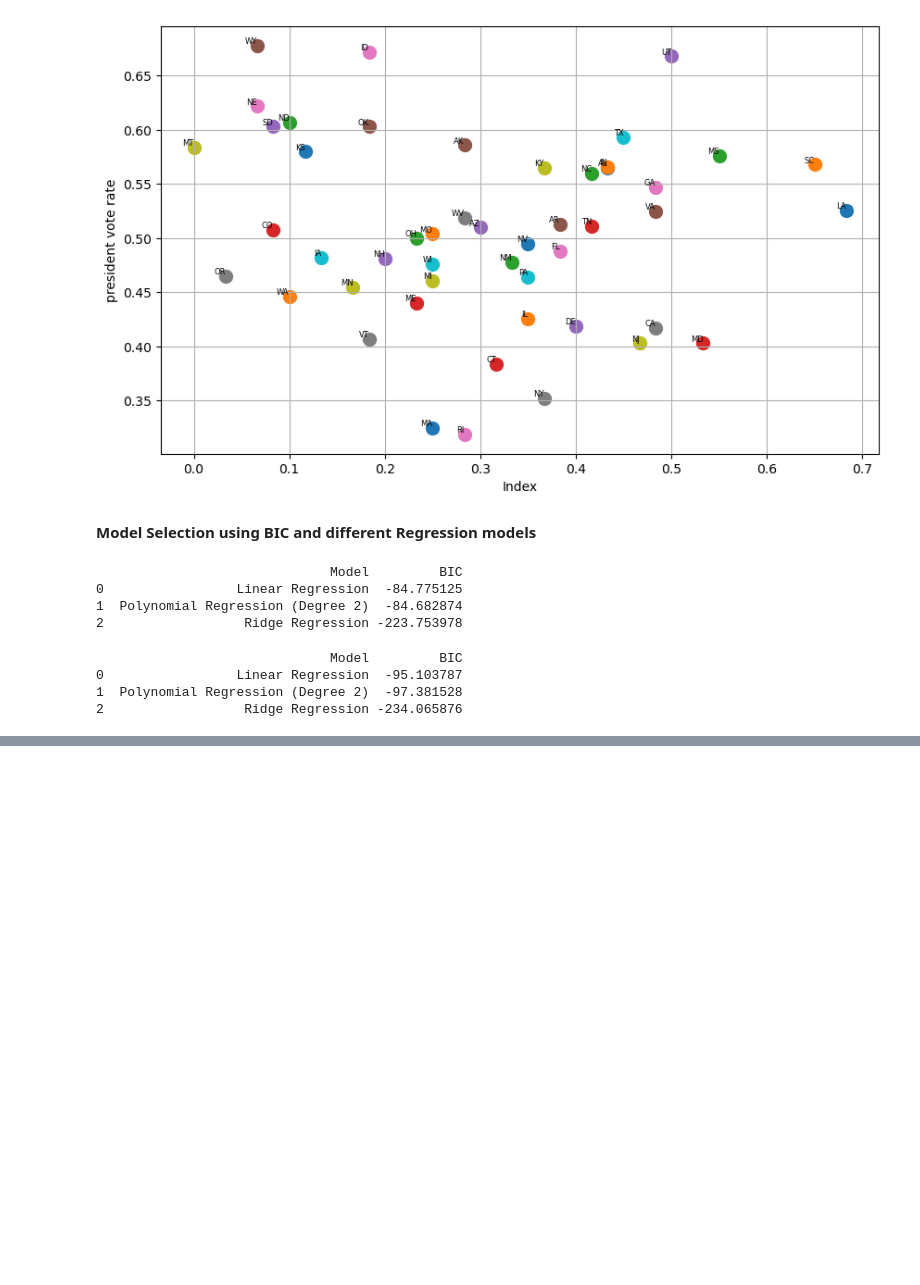
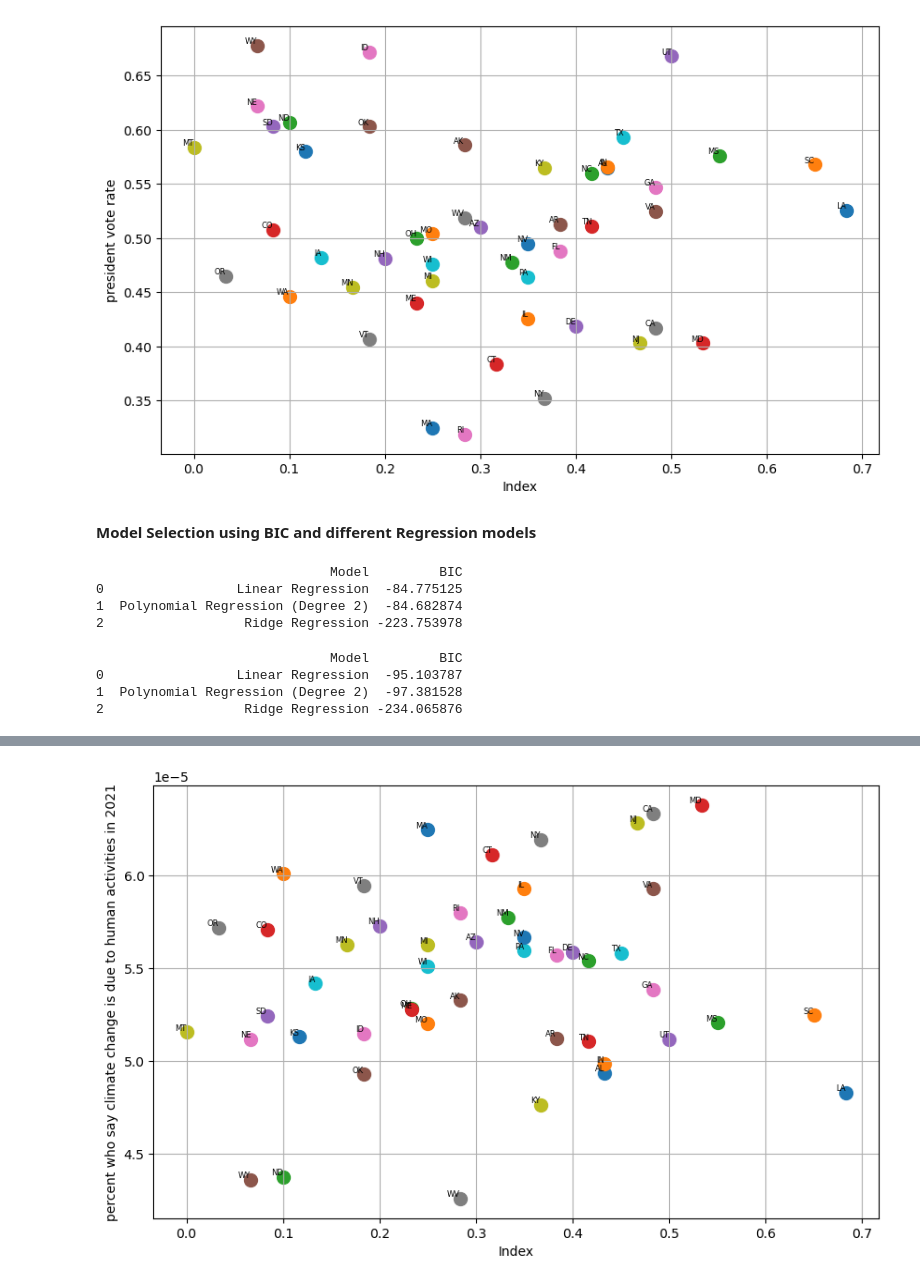
Before and after one commit to ns037/Sunwater_Institute, a Jupyter notebook: state_level.ipynb, the cells around one changed output, grey strips where cells are left out. Saved outputs shown, nothing was run; the diff lists cells and outputs as text; code cells hidden in the pictures; blank space fills up the shorter version.

Commit message:
experiments with yale com'

```diff
--- a/state_level.ipynb
+++ b/state_level.ipynb
@@ -432,0 +582,30 @@ print(results_df)
+# %%
+# human for 2021
+prim = yale_data[yale_data.varname == 'human'][['GeoName','GeoType','varname','2021']]
+prim = prim[prim.GeoType =='State']
+prim = prim[~prim['2021'].isna()]
+prim['Code'] = prim['GeoName'].map(state_alpha_codes)
+prim.drop(columns=['GeoType','GeoName','varname'],inplace=True)
+# %%
+prim['2021'] = prim['2021']/100
+merged_df = merged_df.merge(prim, how='outer',on='Code')
+merged_df = merged_df[~merged_df.Index.isna()]
+
+#human2021
+plt.figure(figsize=(10, 6))  # Set the figure size
+
+# Scatter plot with country names as labels
+for i, row in merged_df.iterrows():
+    plt.scatter(row['Index'], row['2021'], label=row['Code'],s = 100)
+    plt.text(row['Index'], row['2021'], row['Code'], fontsize=6, ha='right', va='bottom')
+
+# Label axes
+plt.xlabel('Index')
+plt.ylabel('percent who say climate change is due to human activities in 2021')
+
+
+
+# Show the plot
+plt.grid()
+# %% [output]
+[figure, added]
```
Also changed, not shown: parts of 27 cells of this notebook, 2 other files.
